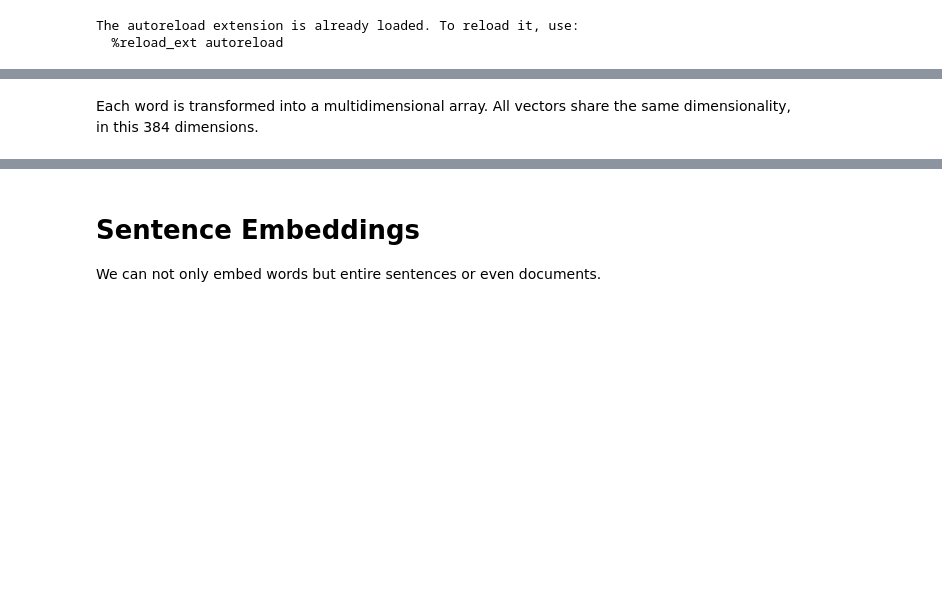
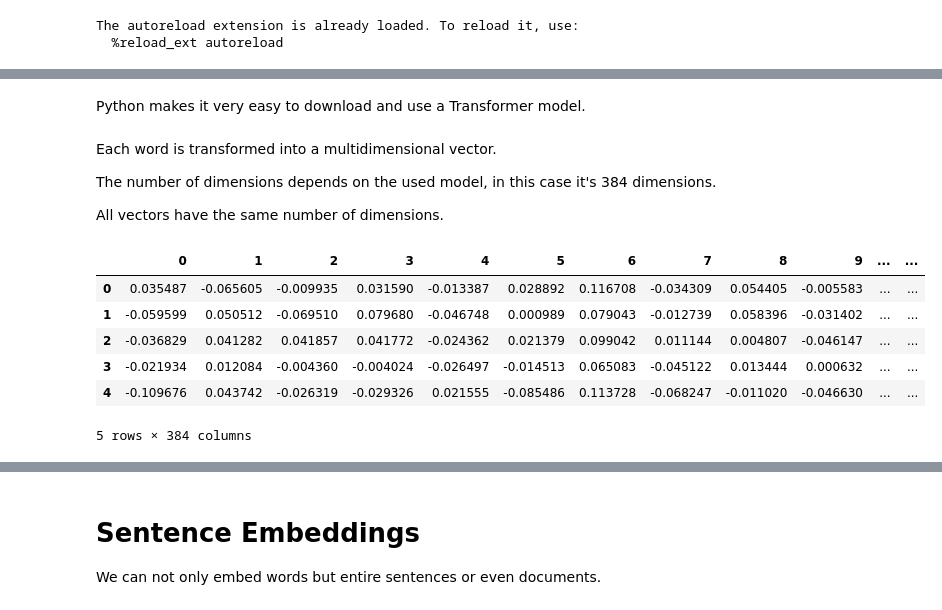
Before and after one commit to georgms/vector-intro, a Jupyter notebook: vector-intro.ipynb, the cells around one changed output, grey strips where cells are left out. Drawn from its saved outputs; the diff is of its cells as text; code cells hidden in the pictures; blank space fills up the shorter version.

```diff
--- a/vector-intro.ipynb
+++ b/vector-intro.ipynb
@@ -43 +77,3 @@ words = [
+# %% [markdown]
+Python makes it very easy to download and use a Transformer model.
 # %%
@@ -51,5 +84,19 @@ def embed(sentences):
         device=get_torch_device_name(),  # Optional: if you want to run this on GPU
     )
     return model.encode(sentences)
-# %% [markdown]
-Each word is transformed into a multidimensional array. All vectors share the same dimensionality, in this 384 dimensions.
+# %% [markdown]
+Each word is transformed into a multidimensional vector.
+
+The number of dimensions depends on the used model, in this case it's 384 dimensions.
+
+All vectors have the same number of dimensions.
+# %%
+pd.DataFrame(embed(words[0:5]))
+# %% [output]
+|  | 0 | 1 | 2 | 3 | 4 | 5 | 6 | 7 | 8 | 9 | ... | ... |
+| 0 | 0.035487 | -0.065605 | -0.009935 | 0.031590 | -0.013387 | 0.028892 | 0.116708 | -0.034309 | 0.054405 | -0.005583 | ... | ... |
+| 1 | -0.059599 | 0.050512 | -0.069510 | 0.079680 | -0.046748 | 0.000989 | 0.079043 | -0.012739 | 0.058396 | -0.031402 | ... | ... |
+| 2 | -0.036829 | 0.041282 | 0.041857 | 0.041772 | -0.024362 | 0.021379 | 0.099042 | 0.011144 | 0.004807 | -0.046147 | ... | ... |
+| 3 | -0.021934 | 0.012084 | -0.004360 | -0.004024 | -0.026497 | -0.014513 | 0.065083 | -0.045122 | 0.013444 | 0.000632 | ... | ... |
+| 4 | -0.109676 | 0.043742 | -0.026319 | -0.029326 | 0.021555 | -0.085486 | 0.113728 | -0.068247 | -0.011020 | -0.046630 | ... | ... |
+5 rows × 384 columns
```
Also changed, not shown: parts of 30 cells of this notebook, 1 other file.
